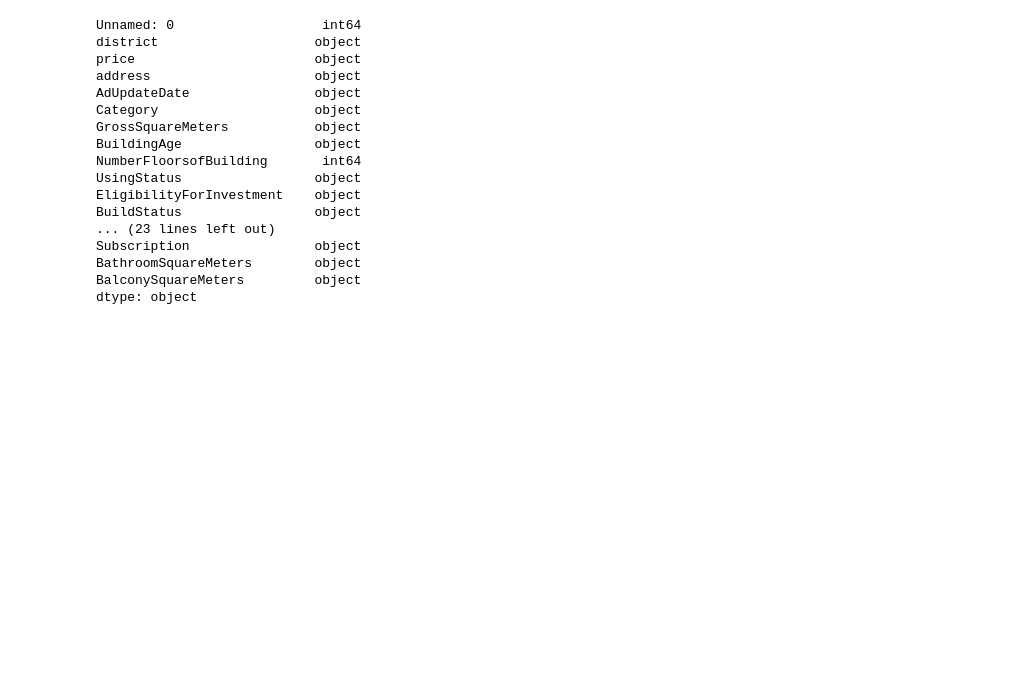
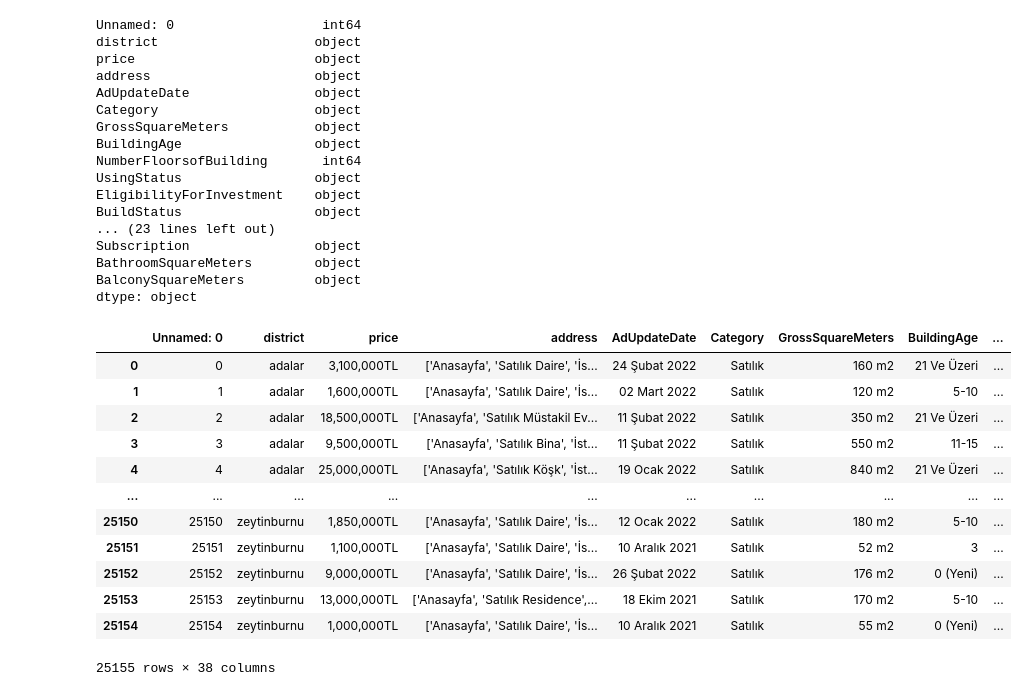
Before and after one commit to SawaraJC/DSML_practice, a Jupyter notebook: Housing.ipynb, the cells around one changed output. Saved outputs shown, nothing was run; the diff lists cells and outputs as text; code cells hidden in the pictures; blank space fills up the shorter version.

```diff
--- a/Housing.ipynb
+++ b/Housing.ipynb
@@ -68,0 +73,17 @@ dtype: object
+# %%
+df = pd.read_csv('./House Data.csv')
+df
+# %% [output]
+|  | Unnamed: 0 | district | price | address | AdUpdateDate | Category | GrossSquareMeters | BuildingAge | ... |
+| 0 | 0 | adalar | 3,100,000TL | ['Anasayfa', 'Satılık Daire', 'İs... | 24 Şubat 2022 | Satılık | 160 m2 | 21 Ve Üzeri | ... |
+| 1 | 1 | adalar | 1,600,000TL | ['Anasayfa', 'Satılık Daire', 'İs... | 02 Mart 2022 | Satılık | 120 m2 | 5-10 | ... |
+| 2 | 2 | adalar | 18,500,000TL | ['Anasayfa', 'Satılık Müstakil Ev... | 11 Şubat 2022 | Satılık | 350 m2 | 21 Ve Üzeri | ... |
+| 3 | 3 | adalar | 9,500,000TL | ['Anasayfa', 'Satılık Bina', 'İst... | 11 Şubat 2022 | Satılık | 550 m2 | 11-15 | ... |
+| 4 | 4 | adalar | 25,000,000TL | ['Anasayfa', 'Satılık Köşk', 'İst... | 19 Ocak 2022 | Satılık | 840 m2 | 21 Ve Üzeri | ... |
+| ... | ... | ... | ... | ... | ... | ... | ... | ... | ... |
+| 25150 | 25150 | zeytinburnu | 1,850,000TL | ['Anasayfa', 'Satılık Daire', 'İs... | 12 Ocak 2022 | Satılık | 180 m2 | 5-10 | ... |
+| 25151 | 25151 | zeytinburnu | 1,100,000TL | ['Anasayfa', 'Satılık Daire', 'İs... | 10 Aralık 2021 | Satılık | 52 m2 | 3 | ... |
+| 25152 | 25152 | zeytinburnu | 9,000,000TL | ['Anasayfa', 'Satılık Daire', 'İs... | 26 Şubat 2022 | Satılık | 176 m2 | 0 (Yeni) | ... |
+| 25153 | 25153 | zeytinburnu | 13,000,000TL | ['Anasayfa', 'Satılık Residence',... | 18 Ekim 2021 | Satılık | 170 m2 | 5-10 | ... |
+| 25154 | 25154 | zeytinburnu | 1,000,000TL | ['Anasayfa', 'Satılık Daire', 'İs... | 10 Aralık 2021 | Satılık | 55 m2 | 0 (Yeni) | ... |
+25155 rows × 38 columns
```
Also changed, not shown: parts of 3 cells of this notebook, 5 other files.
